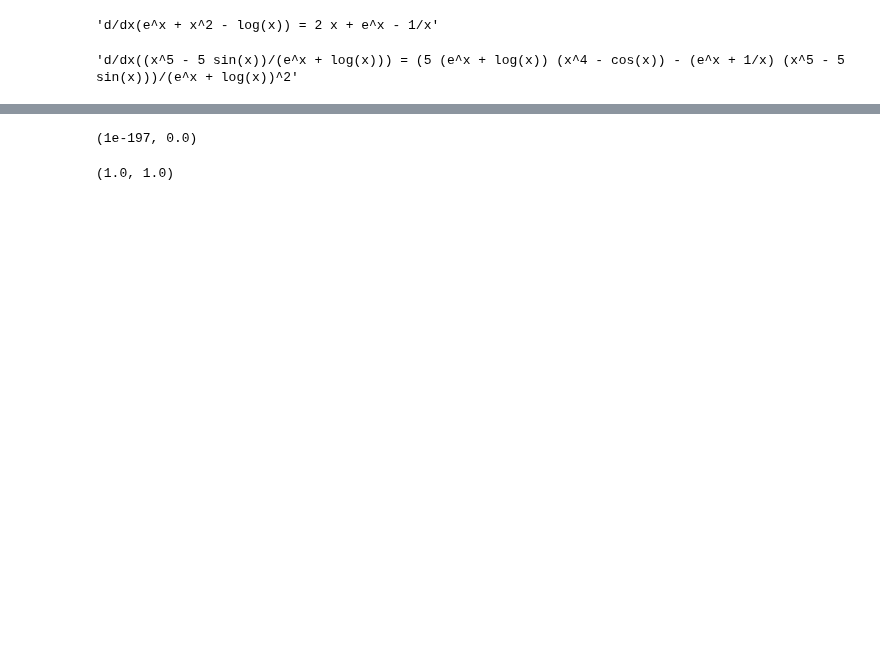
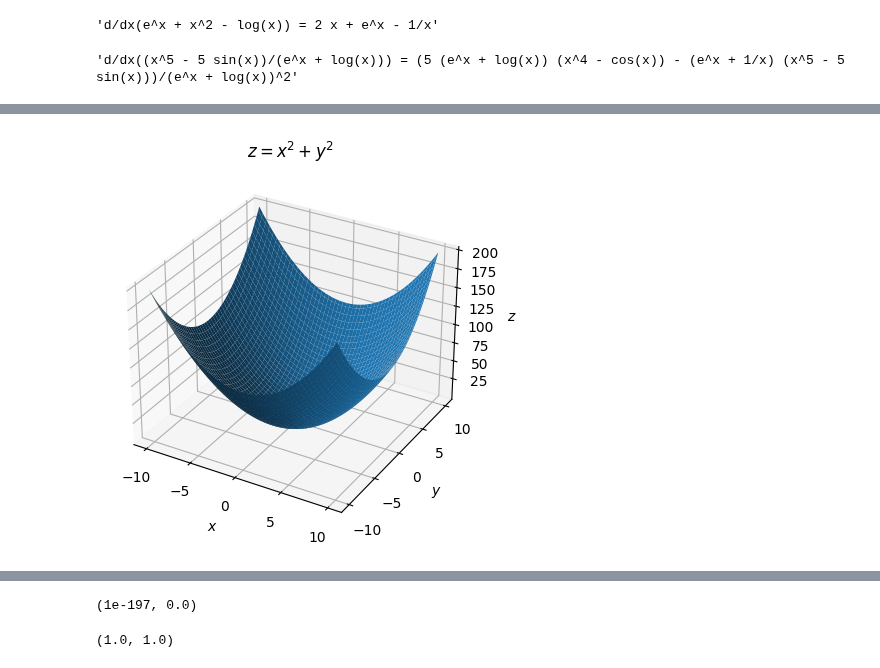
Before and after one commit to rkingery/ml-book, a Jupyter notebook: notebooks/calculus.ipynb, the cells around one changed output, grey strips where cells are left out. Saved outputs shown, nothing was run; the diff lists cells and outputs as text; code cells hidden in the pictures; blank space fills up the shorter version.

```diff
--- a/notebooks/calculus.ipynb
+++ b/notebooks/calculus.ipynb
@@ -175,0 +250,8 @@ Note that you don't need to memorize any of these rules in practice. It's more i
+# %%
+x = np.linspace(-10, 10, 100)
+y = np.linspace(-10, 10, 100)
+f = lambda x, y: x**2 + y**2
+# %%
+plot_3d(x, y, f, title='$z=x^2+y^2$')
+# %% [output]
+[figure, added]
```
Also changed, not shown: parts of 30 cells of this notebook, 1 other file.
